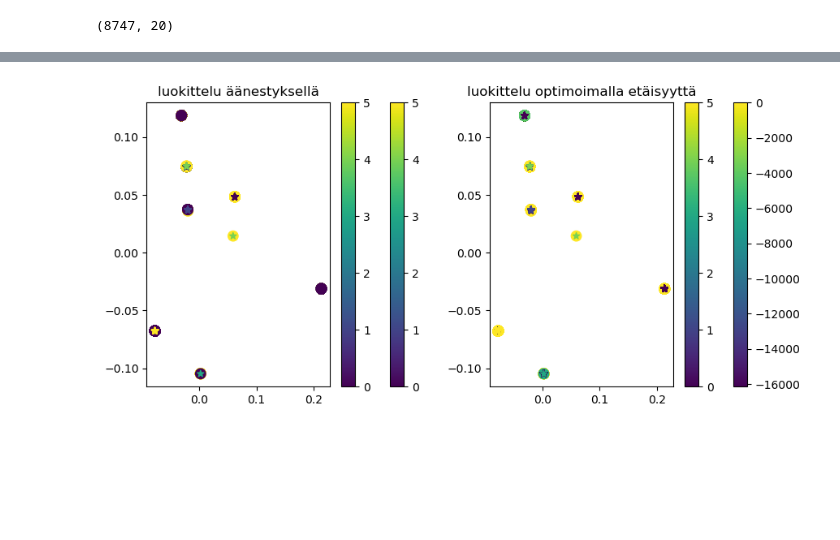
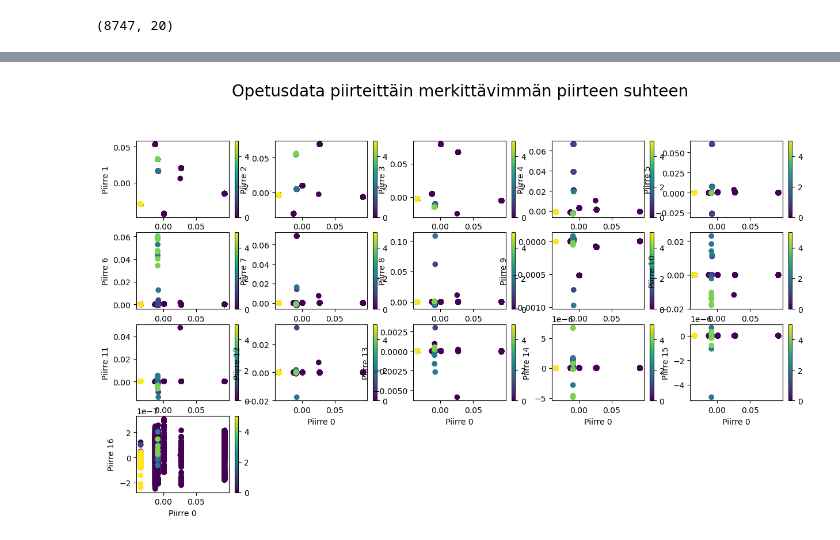
Before and after one commit to hullcaid/KO-KT, a Jupyter notebook: MiraiTrafficDetection.ipynb, the cells around one changed output, grey strips where cells are left out. Drawn from its saved outputs; the diff is of its cells as text; code cells hidden in the pictures; blank space fills up the shorter version.

```diff
--- a/MiraiTrafficDetection.ipynb
+++ b/MiraiTrafficDetection.ipynb
@@ -32,5 +63,5 @@ def split_df(df_X):
 # %%
-# Luokan opetusdatan jako rferens:
+# Luokan opetusdatan jako referenssipisteisiin, muuhun opetusdataan ja testidataan:
 def full_preparation(df_C):
   dfs = []
   i = 0
@@ -43,15 +74,18 @@ def full_preparation(df_C):
   refs = []
   trains = []
   tests = []
+  i = 0
   for frame in dfs:
-    if len(frame) > 1:
-      ref, train, test = class_preparation(frame, (len(frame) // 6))
+    if len(frame) > 1: # yhdessä taustatotuus luokassa on vain yksi datapiste. Tästä syystä ehdollinen käsittely
+      ref, train, test = class_preparation(frame, (len(frame) // 3))
       refs.append(ref)
       trains.append(train)
       tests.append(test)
       print(' Luokka: ' + str(i) + ' koko: ' + str(len(frame)) + ' referenssidata: '+ str(len(ref)) + ' Opetusdata: '+ str(len(train))+ ' Testidata: '+ str(len(test)))
     else:
       tests.append(frame)
+      print(' Luokka: ' + str(i) + ' koko: ' + str(len(frame)) + ' referenssidata: 0 Opetusdata: 0 Testidata: 1')
+    i += 1
 
   df_ref = pd.concat(refs)
   df_train = pd.concat(trains)
@@ -113,18 +146,11 @@ def normalize(X):
   maximum = X.max(axis=0, keepdims=True)
   keskihajonta = X.std(axis=0, keepdims=True)
 
-  #print(minimum)
-  #print(maximum)
-
   range = maximum - minimum
-  #print(range)
-
-  #forced range
 
   X_fRange = (X - minimum) / range
-  X_ustd = X / keskihajonta
+  #X_ustd = X / keskihajonta
 
-  #print(X_fRange.shape)
   return X_fRange
 # %%
 # Pääkomponenttianalyysi
@@ -138,13 +164,11 @@ def pca(X):
   return X_pca
 # %%
 # Kernel Pääkomponenttianalyysi
-
 def kernel_pca(X):
-  print(X.shape[1])
-  pca = KernelPCA(n_components=X.shape[1], kernel='sigmoid')
+  pca = KernelPCA(n_components=17, kernel='sigmoid',gamma=0.01)
   X_pca = pca.fit_transform(X)
 
-  #print(pca.singular_values_)
+  #print(pca.eigenvalues_)
   return X_pca
 # %%
 # mallin tunnuslukujen laskeminen
@@ -245,19 +218,17 @@ weighted avg       0.99      0.00      0.00    2188.0
-# %%
-fig = plt.figure(figsize=(10,10))
-plt.subplot(221)
-plt.scatter(X_test[:,0],X_test[:,1],marker='o',c=Y_voted,sizes=[80])
-plt.colorbar()
-plt.scatter(X_test[:,0],X_test[:,1],marker='*',c=Y_test)
-plt.colorbar()
-plt.title('luokittelu äänestyksellä')
-
-plt.subplot(222)
-plt.scatter(X_test[:,0],X_test[:,1],marker='o',c=Y_fitted,sizes=[80])
-plt.colorbar()
-plt.scatter(X_test[:,0],X_test[:,1],marker='*',c=Y_test)
-plt.colorbar()
-plt.title('luokittelu optimoimalla etäisyyttä')
-
-plt.savefig('image.png')
-# %% [output]
-[figure, removed]
+# %%
+# Opetusdata piirrettynä piirteittäin merkittävimmän piirteen suhteen
+dims = X_train.shape[1]
+i = 1
+fig = plt.figure(figsize=(15,10))
+fig.suptitle("Opetusdata piirteittäin merkittävimmän piirteen suhteen",fontsize=20)
+while i < dims:
+  plt.subplot(5,5,i)
+  plt.scatter(X_train[:,0],X_train[:,i],c=Y_train)
+  plt.xlabel("Piirre 0")
+  plt.ylabel("Piirre " + str(i))
+  plt.colorbar()
+  i += 1
+
+plt.savefig('image.png')
+# %% [output]
+[figure, added]
```
Also changed, not shown: parts of 19 cells of this notebook, 5 other files.
